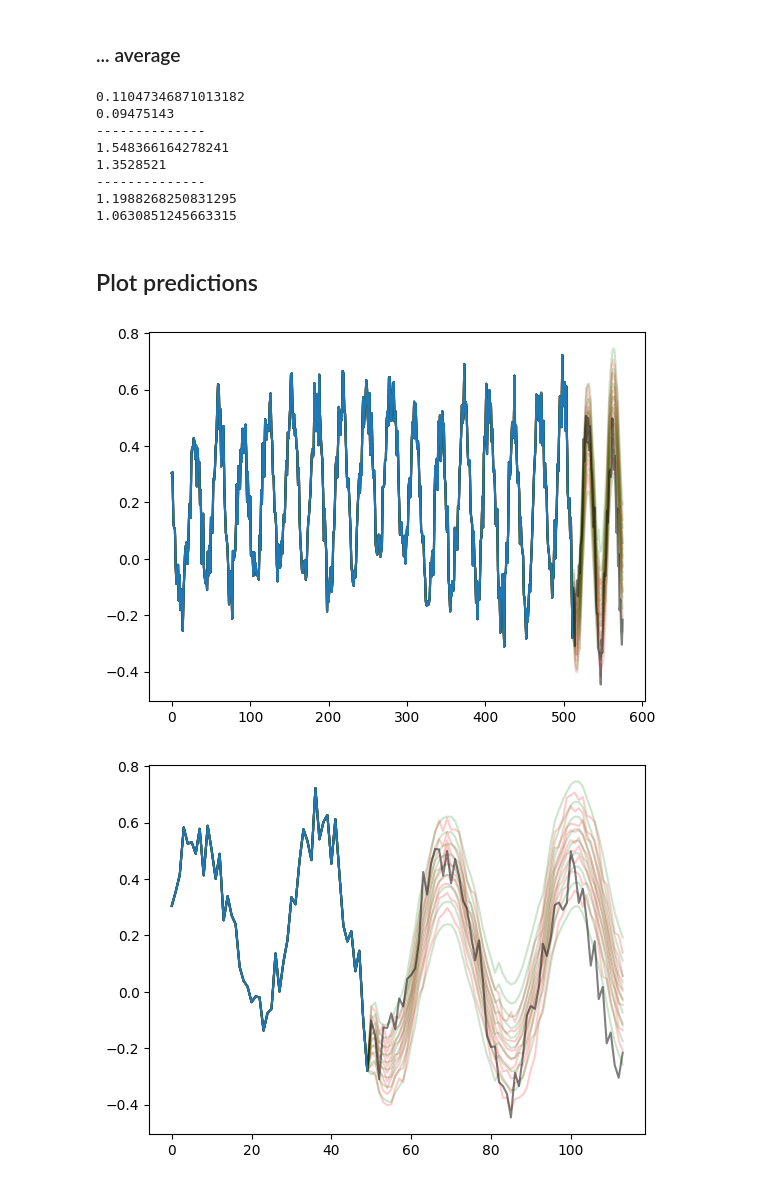
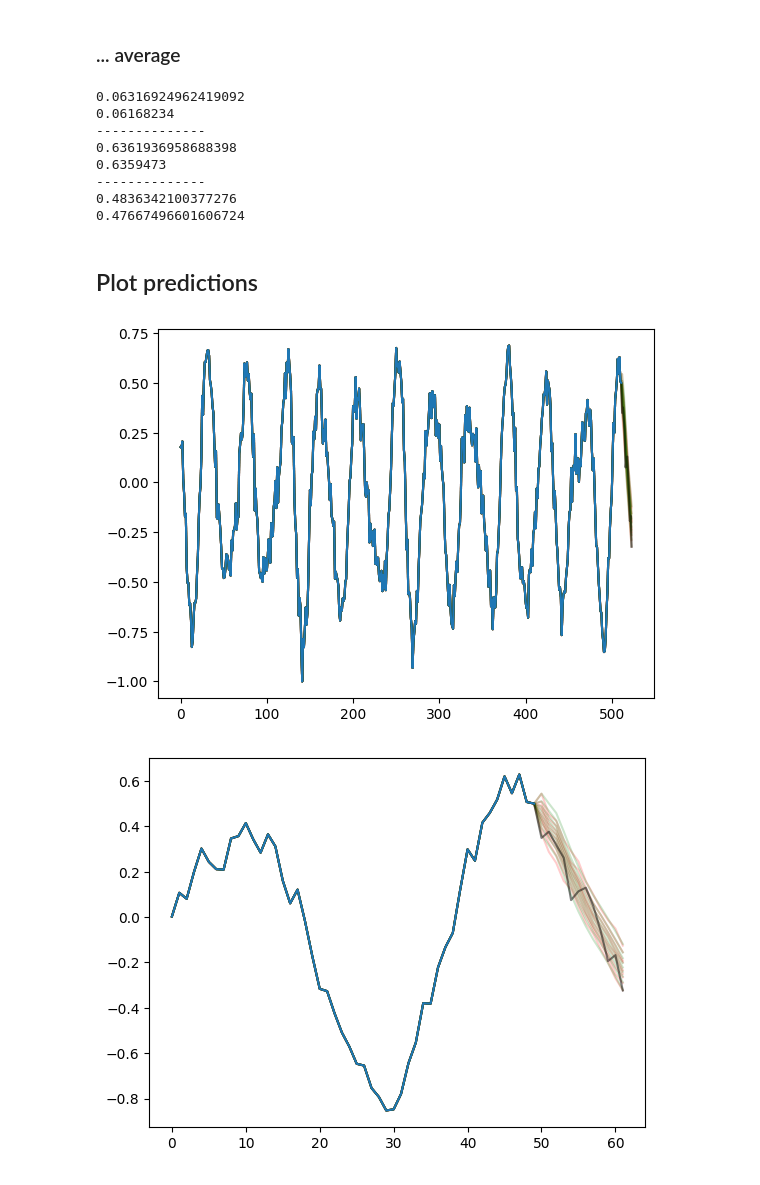
Before and after one commit to MariusAlonso/Time-Self-Consistency, a Jupyter notebook: notebooks/tirex.ipynb, the cells around one changed output. Drawn from its saved outputs; the diff is of its cells as text; code cells hidden in the pictures.

```diff
--- a/notebooks/tirex.ipynb
+++ b/notebooks/tirex.ipynb
@@ -307,7 +307,7 @@ Loading extension module slstm_HS512BS8NH4NS4DBfDRbDWbDGbDSbDAfNG4SA1GRCV0GRC0d0
 # %% [markdown]
 ### Synthetic data
 # %%
-X_full_full = make_synthetic_series(64, 2000)
+X_full_full = make_synthetic_series(128, 2000)
 # %% [markdown]
 ### Gift Eval datasets
 # %%
@@ -423,7 +423,7 @@ Last 10 target values:  [4.934     4.6289997 4.904     4.507     4.538     4.569
 ### Define prediction task
 # %%
 C = 512 # context length
-P = 64 # prediction length
+P = 12 # prediction length
 L = C + P
 # %%
 I = np.random.randint(0, len(X_full_full))
@@ -513,18 +560,18 @@ print(
     )
 )
 # %% [output]
-0.11047346871013182
-0.09475143
+0.06316924962419092
+0.06168234
 --------------
-1.548366164278241
-1.3528521
+0.6361936958688398
+0.6359473
 --------------
-1.1988268250831295
-1.0630851245663315
+0.4836342100377276
+0.47667496601606724
 # %% [markdown]
 ## Plot predictions
 # %%
-I = 25 # index of series
+I = 27# index of series
 
 plt.plot(np.quantile(Y[I], np.linspace(0.1, 0.9, 9), axis=0).T, color="red", alpha=0.2)
 plt.plot(Ymt[I], color="green", alpha=0.2)
@@ -535,32 +582,32 @@ plt.show()
 plt.plot(
     np.quantile(Y[I], np.linspace(0.1, 0.9, 9), axis=0)[:, C - 50 :].T,
     color="red",
     alpha=0.2,
 )
 plt.plot(Ymt[I, C - 50 :], color="green", alpha=0.2)
 plt.plot(X_full[I, C - 50 :].T, alpha=0.5, color="black")
 plt.plot(X_full[I, C - 50 : C].T)
 plt.show()
 
 plt.plot(
     np.quantile(Y[I], np.linspace(0.1, 0.9, 9), axis=0)[:, C + 10 :].T,
     color="red",
     alpha=0.2,
 )
 plt.plot(Ymt[I, C + 10 :], color="green", alpha=0.2)
 plt.plot(X_full[I, C + 10 :].T, alpha=0.5, color="black")
 plt.plot(X_full[I, C + 10 : C].T)
 plt.show()
 
 plt.plot(
     np.quantile(Y[I], np.linspace(0.1, 0.9, 9), axis=0)[:, C - 10 : C + 10].T,
     color="red",
     alpha=0.2,
 )
 plt.plot(Ymt[I, C - 10 : C + 10], color="green", alpha=0.2)
 plt.plot(X_full[I, C - 10 : C + 10].T, alpha=0.5, color="black")
 plt.plot(X_full[I, C - 10 : C].T)
 plt.show()
 # %% [output]
-[figure, old version]
+[figure, new version]
-[figure, old version]
+[figure, new version]
```
Also changed, not shown: parts of 8 cells of this notebook, 2 other files.
